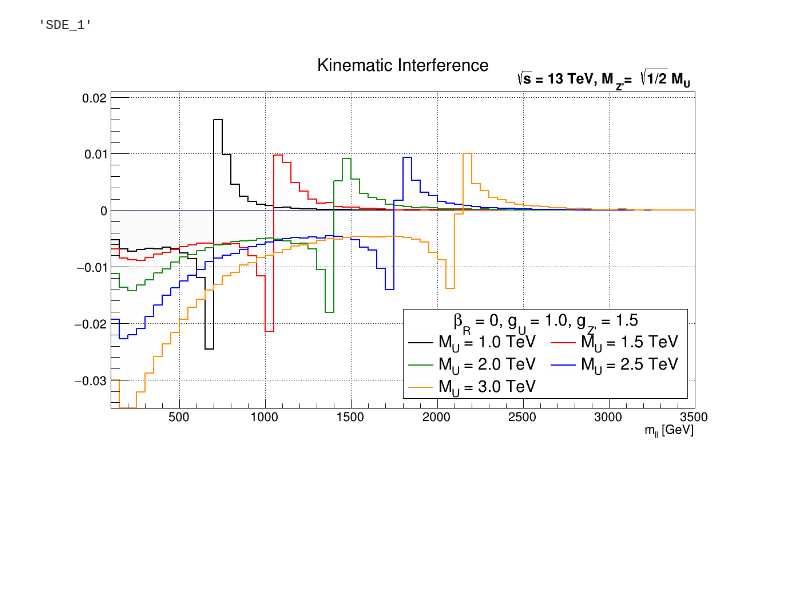
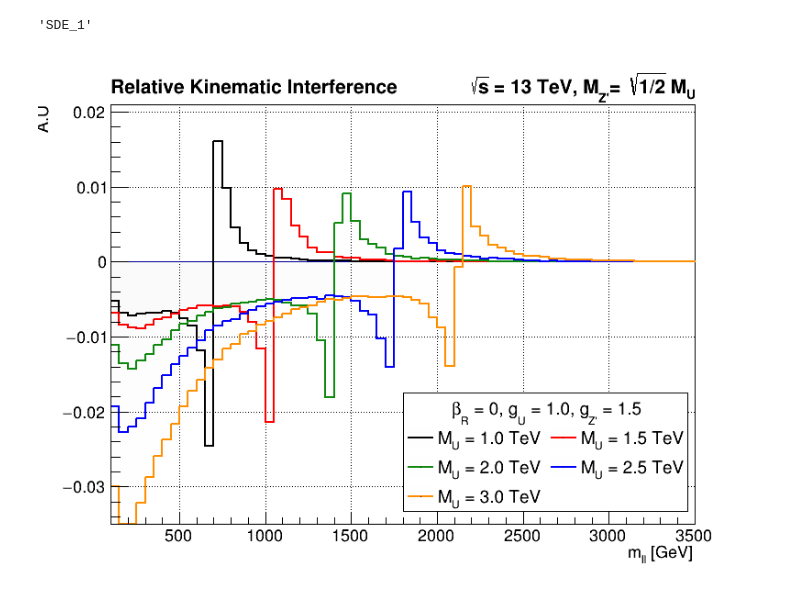
Before and after one commit to Joacop16/Phenomenology_Zp_in_LQ_Searches, a Jupyter notebook: 01_signal_production/ta_ta_generation_testing/Kinematic_Interference_Article_Plots.ipynb, the cells around one changed output. Drawn from its saved outputs; the diff is of its cells as text; code cells hidden in the pictures; blank space fills up the shorter version.

Commit message:
Change title of plots

```diff
--- a/01_signal_production/ta_ta_generation_testing/Kinematic_Interference_Article_Plots.ipynb
+++ b/01_signal_production/ta_ta_generation_testing/Kinematic_Interference_Article_Plots.ipynb
@@ -116,42 +116,43 @@ for gu, gzp, Betard, zp_limit in product(g_Us, g_Zps, Betards, zp_limits):
 
         histos, canvas, legend = overlap_histos("m_ll(GeV)", dict_histos= Histograms[Betard][zp_limit][f'gu_{gu}_gzp_{gzp}'])
 
-        canvas = TCanvas('','', 1280, 720)
+        canvas = TCanvas('','',800, 600)
         legend = TLegend(0.5, .125, 0.89, .35)
         legend.SetNColumns(2)
         legend.SetLineWidth(1)
         legend.SetHeader("#beta_{R} = 0, g_{U} = " + str(gu) + ", g_{Z'} = " + str(gzp),"C")
 
         for n, histo in enumerate(histos):
             gu_gzp_label = f'gu_{gu}_gzp_{gzp}'
             label = f'mu_{list(Histograms[Betard][zp_limit][gu_gzp_label].keys())[n]}_gu_{gu}_gzp_{gzp}'
             histo.Scale(1/read_xs_from_html('ta_ta_total_contribution', label, Betard, zp_limit))
 
             histo.SetLineColor(ROOT_COLORS[n])
             histo.SetFillColorAlpha(ROOT_COLORS[n], 0.00)
 
             if 'lower' in zp_limit: histo.GetYaxis().SetRangeUser(-0.035,0.02)
             else: histo.GetYaxis().SetRangeUser(-0.045,0.02)
             #else: histo.GetYaxis().SetRangeUser(-0.05,0.005)
             #histo.GetXaxis().SetRangeUser(100,3500)
 
             legend.AddEntry(histo, 'M_{U} = ' + str(float(list(Histograms[Betard][zp_limit][gu_gzp_label].keys())[n])/1000) + ' TeV ')
 
-        histos.SetTitle('Kinematic Interference; m_{ll} [GeV];')
+        histos.SetTitle('; m_{ll} [GeV]; A.U')
         histos.Draw("histnostack")
         legend.Draw('same')
 
         latex = TLatex()
         latex.SetNDC()
         latex.SetTextSize(0.04)
-        latex.DrawLatex(0.655,0.92,'#sqrt{s} = 13 TeV, ' + zp_label[zp_limit])
+        latex.DrawLatex(0.59,0.92,'#sqrt{s} = 13 TeV, ' + zp_label[zp_limit])
+        latex.DrawLatex(0.1,0.92,'Relative Kinematic Interference')
 
         canvas.SetGrid()
         canvas.Draw()
         canvas.SaveAs(f'Article_Histograms_{Folder[5:]}/Kinematic_Interference_gu_{gu}_gzp_{gzp}_{zp_limit}_{Betard}.png')
         canvas.SaveAs(f'Article_Histograms_{Folder[5:]}/Kinematic_Interference_gu_{gu}_gzp_{gzp}_{zp_limit}_{Betard}.pdf')
 # %% [output]
-[figure, old version]
+[figure, new version]
 # %%
 CANVAS2YAxis = TCanvas('','', 600, 400)
 Pad1 = TPad('pad1','', 0, 0, 1, 1)
```
Also changed, not shown: parts of 2 cells of this notebook, 24 other files.
